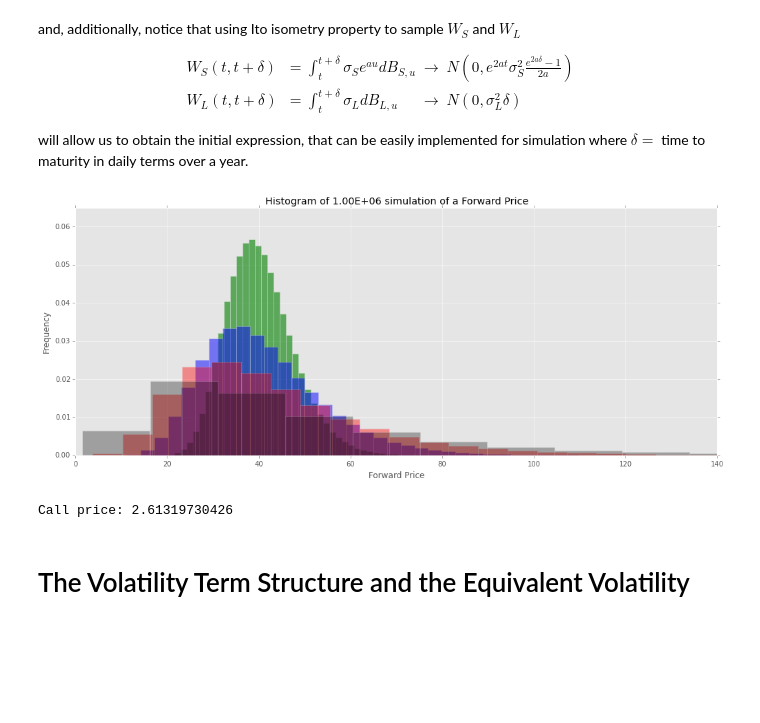
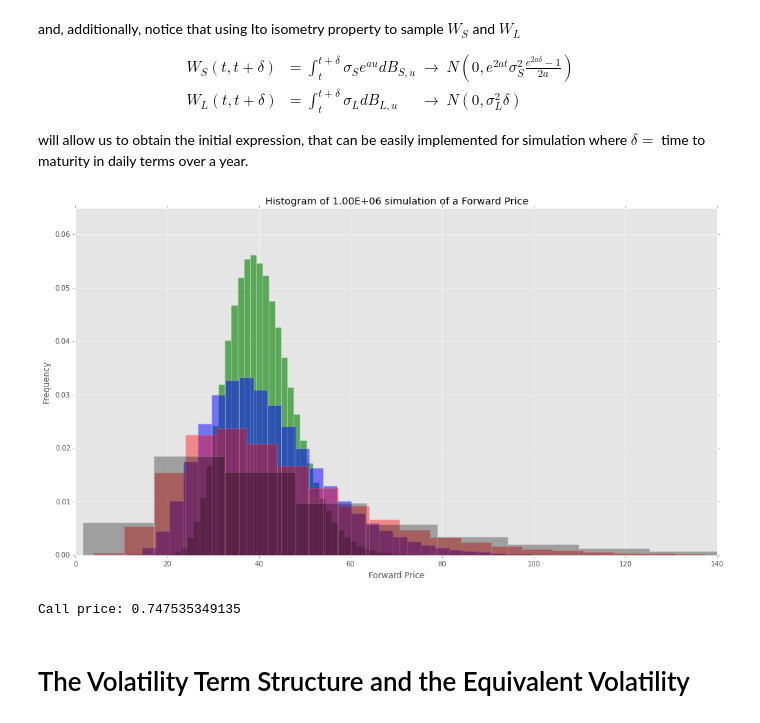
Before and after one commit to jpcolino/IPython_notebooks, a Jupyter notebook: Two_Factor_Model-SimpleVersion.ipynb, the cells around one changed output. Saved outputs shown, nothing was run; the diff lists cells and outputs as text; code cells hidden in the pictures; blank space fills up the shorter version.

```diff
--- a/Two_Factor_Model-SimpleVersion.ipynb
+++ b/Two_Factor_Model-SimpleVersion.ipynb
@@ -261,7 +261,7 @@ def V_L(LTvol, valuationdate, maturitydate):
     except:
         print('Error passing inputs to V_L')
 
-    V_L = LTvol * np.sqrt((maturitydate - valuationdate) / 365.)
+    V_L = LTvol * ((maturitydate - valuationdate) / 365.)
     return V_L
 # %% [markdown]
 3.-
@@ -294,10 +294,11 @@ def V_SL(LTvol, STvol, meanReverting,
     if meanReverting == 0 :
         V_SL = 0
     else:
-        V_SL = (2.* corr * LTvol * STvol * psi  *
-                (np.exp(-meanReverting * (deliveryStart - maturitydate) / 365.)
+        V_SL = (np.exp(-meanReverting * (deliveryStart - maturitydate) / 365.)
                 - np.exp(-meanReverting * (deliveryStart - valuationdate) / 365.))
-                / (meanReverting * TimeToMaturity))
+        V_SL = (2.* corr * LTvol * STvol * psi  * V_SL / float(meanReverting))
+        #V_SL = (2.* corr * LTvol * STvol * psi  * V_SL / float(meanReverting * TimeToMaturity))
+                                                               #<--*TimetoMaturity?????
 
     return V_SL
 # %% [markdown]
@@ -376,10 +377,18 @@ def V_Forward(LTvol, STvol, meanReverting,
         print('Error passing inputs to V_Forward')
 
     delta_time = (maturitydate - valuationdate) / 365.
-    psi = PsiFunction(meanReverting, deliveryStart, deliveryEnd, blockSize = 0, granularity = 1 / 365.)
 
-    Vs = V_S(STvol, meanReverting, valuationdate , maturitydate, deliveryStart, deliveryEnd, blockSize = 0)
+    psi = PsiFunction(meanReverting,
+                      deliveryStart, deliveryEnd,
+                      blockSize = 0, granularity = 1 / 365.)
+
+    Vs = V_S(STvol, meanReverting,
+             valuationdate , maturitydate,
+             deliveryStart, deliveryEnd,
+             blockSize = 0)
+
     Vl = V_L(LTvol, valuationdate, maturitydate)
+
     Vsl = V_SL(LTvol, STvol, meanReverting,
                 valuationdate, maturitydate,
                 deliveryStart, deliveryEnd,
@@ -472,11 +483,14 @@ def MCSimulation_2F(ForwardPrice,
     except:
         print('Error passing inputs to MCSimulation_2F')
 
-    V = V_Forward(LTvol, STvol, meanReverting, valuationdate, maturitydate,
+    V = V_Forward(LTvol, STvol, meanReverting,
+                  valuationdate, maturitydate,
                   deliveryStart, deliveryEnd, corr)
 
-    [Ws, Wl] = GenerateTwoFactors(STvol, LTvol, meanReverting, corr, maturitydate, valuationdate,
-                       deliveryStart, deliveryEnd, size, seed)
+    [Ws, Wl] = GenerateTwoFactors(STvol, LTvol, meanReverting, corr,
+                                  maturitydate, valuationdate,
+                                  deliveryStart, deliveryEnd,
+                                  size, seed)
 
     F_simul = ForwardPrice * np.exp(-.5*V + Ws + Wl)
 
@@ -485,35 +499,35 @@ def MCSimulation_2F(ForwardPrice,
 # Example of simulation and ploting of 'tradeable' Forward-Prices
 from matplotlib import rcParams
 from matplotlib.pyplot import *
 import matplotlib.pyplot as plt
 
 num_simul = 1000000
 seed = 12345
 num_bins = 60
 
 forwardsimul1 = MCSimulation_2F(40, .15, .05, 50, .05, 30, 0, 30, 60, num_simul, seed)
 forwardsimul2 = MCSimulation_2F(40, .25, .15, 50, .35, 30, 0, 30, 60, num_simul, seed)
 forwardsimul3 = MCSimulation_2F(40, .35, .25, 50, .65, 30, 0, 30, 60, num_simul, seed)
 forwardsimul4 = MCSimulation_2F(40, .45, .35, 50, .95, 30, 0, 30, 60, num_simul, seed)
 
-rcParams['figure.figsize'] = (14, 6)
+rcParams['figure.figsize'] = (14, 8)
 rcParams['figure.dpi'] = 150
 plt.style.use('ggplot')
 
 plt.hist(forwardsimul1, num_bins, normed=1, facecolor='green', alpha=0.6)
 plt.hist(forwardsimul2, num_bins, normed=1, facecolor='blue', alpha=0.5)
 plt.hist(forwardsimul3, num_bins, normed=1, facecolor='red', alpha=0.4)
 plt.hist(forwardsimul4, num_bins, normed=1, facecolor='black', alpha=0.3)
 
 plt.xlabel('Forward Price')
 plt.ylabel('Frequency')
 plt.axis([0, 140, 0, 0.065])
 plt.title(r'Histogram of %.2E simulation of a Forward Price' %num_simul)
 plt.grid(True)
 plt.tight_layout()
 plt.show()
 # %% [output]
-[figure, old version]
+[figure, new version]
 # %%
 # Example of European Call Option valuation using Monte Carlo - 2 factor model
 
@@ -550,8 +565,8 @@ def Call_PriceMC(ForwardPrice, strike, interest_rate,
     return (np.exp(-1.0 * interest_rate * TimeToMaturity) * np.sum(payoff) / float(size))
 # %%
-print 'Call price:', Call_PriceMC(40, 40, 0.00, .25, .15, 40, .75, 30/365., 0, 30, 31, 1000000, 12345)
+print 'Call price:', Call_PriceMC(40, 40, 0.00, .25, .15, 40, .75, 30/365., 0, 30, 60, 1000000, 12345)
 # %% [output]
-Call price: 2.61319730426
+Call price: 0.747535349135
 # %% [markdown]
 # The Volatility Term Structure and the Equivalent Volatility
 # %% [markdown]
```
Also changed, not shown: parts of 8 cells of this notebook.
